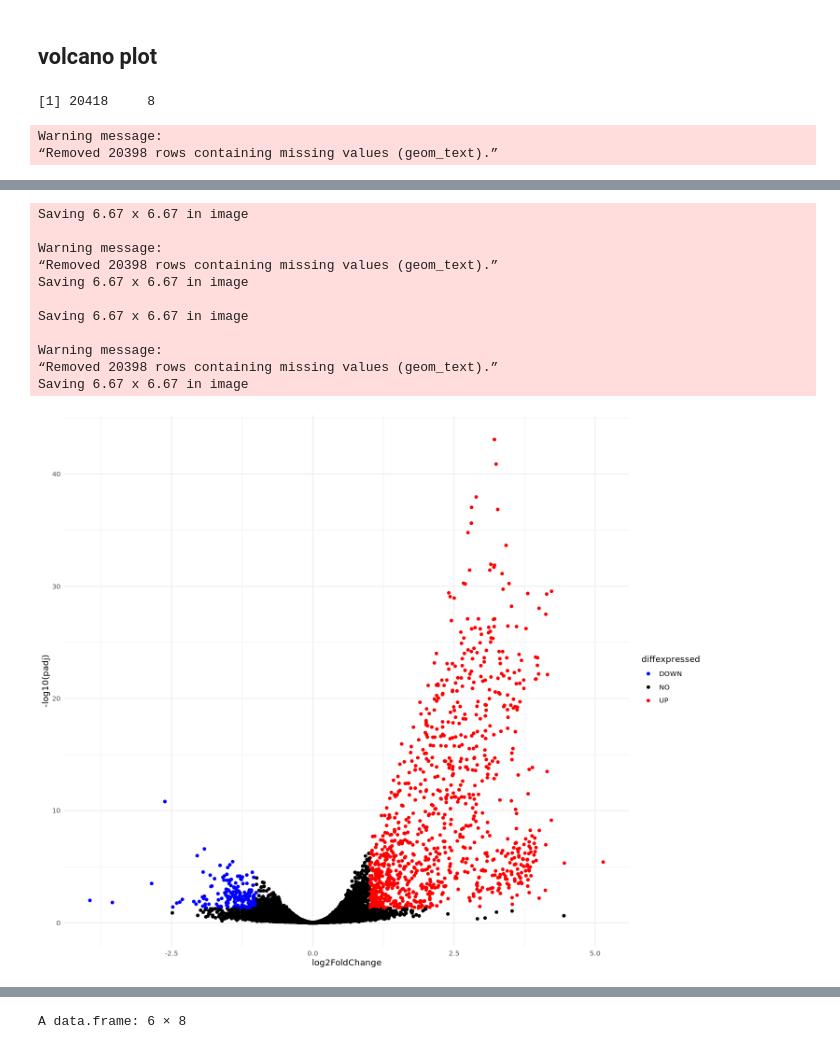
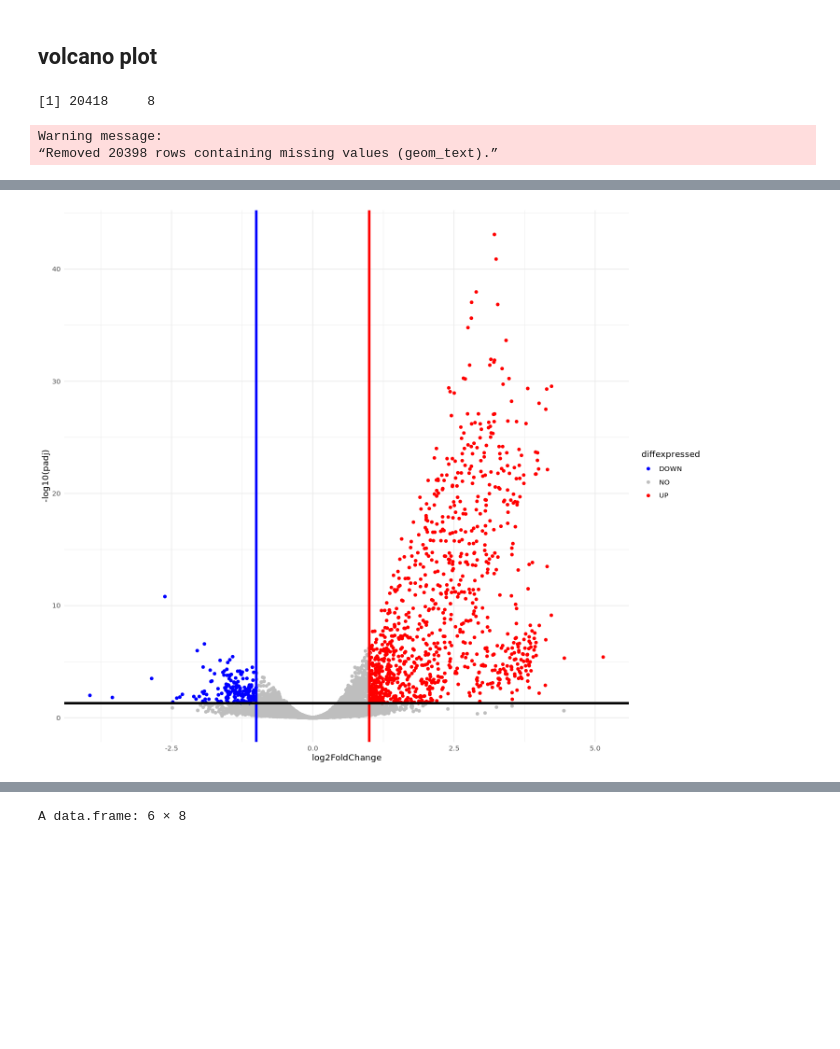
Before and after one commit to amcgarvey/zebrafish_bulk_RNAseq_pipeline, a Jupyter notebook: notebooks/DESeq2_trimmed_macrogen_data_alone_blebb.ipynb, the cells around one changed output, grey strips where cells are left out. Cells and saved outputs as stored; diff of their text form; code cells hidden in the pictures; blank space fills up the shorter version.

Commit message:
Volcano plots, euc dist, GO terms and full gene list for Anne's manuscript

```diff
--- a/notebooks/DESeq2_trimmed_macrogen_data_alone_blebb.ipynb
+++ b/notebooks/DESeq2_trimmed_macrogen_data_alone_blebb.ipynb
@@ -393,48 +399,41 @@ pheatmap(matall, annotation_col = anno, labels_col = labels_col, cluster_rows=FA
 ## volcano plot
 # %%
 de<-data.frame(subset(res, padj != 0))
+#de<-data.frame(subset(res))
 dim(de)
 de$delabel <- NA
 de$symbol <- as.factor(de$symbol)
 # add a column of NAs
 de$diffexpressed <- "NO"
 # if log2Foldchange > 0.6 and pvalue < 0.05, set as "UP"
 de$diffexpressed[de$log2FoldChange > 1 & de$padj < 0.05] <- "UP"
 # if log2Foldchange < -1 and pvalue < 0.05, set as "DOWN"
 de$diffexpressed[de$log2FoldChange < -1 & de$padj < 0.05] <- "DOWN"
 #de$diffexpressed[de$log2FoldChange > 1 & de$padj < 0.05] <- "UP"
 #de$delabel[de$log2FoldChange > 5 | -log10(de$padj) > 40] <-"UP"
 de$delabel[de$log2FoldChange > 5 | -log10(de$padj) > 30] <- as.character(de$symbol[de$log2FoldChange > 5 | -log10(de$padj) > 30])
 de$delabel[(de$log2FoldChange < -2.5) | (de$log2FoldChange < -1 & -log10(de$padj) > 7)] <- as.character(de$symbol[(de$log2FoldChange < -2.5) | (de$log2FoldChange < -1 & -log10(de$padj) > 7)])
 plot<-ggplot(data=de, aes(x=log2FoldChange, y=-log10(padj), col=diffexpressed, label=delabel)) +
     geom_point() +
     theme_minimal() +
     geom_text(nudge_x = 0.5) +
 scale_color_manual(values=c("blue", "black", "red"))
 plot
 plot2<-ggplot(data=de, aes(x=log2FoldChange, y=-log10(padj), col=diffexpressed)) +
     geom_point() +
     theme_minimal()+
-scale_color_manual(values=c("blue", "black", "red"))
+scale_color_manual(values=c("blue", "grey", "red"))+
+geom_vline(xintercept = -1, color = "blue", size=1.5)+
+geom_vline(xintercept = 1, color = "red", size=1.5)+
+geom_hline(yintercept = -log10(0.05), color = "gray2", size=1.5)
 plot2
-ggsave(filename = "deseq2_macrogenonlybleb_outputs/volcanoallDEFC1padj0.05_blebb_dmso.pdf", plot=plot)
-ggsave(filename = "deseq2_macrogenonlybleb_outputs/nolab_volcanoallDEFC1padj0.05_blebb_dmso.pdf", plot=plot2)
-ggsave(filename = "macrogen_and_celseq_analysisv2_200824/deseq2_macrogen_bleb/macrogen_volcanoallDEFC1padj0.05_blebb_dmso.pdf", plot=plot)
-ggsave(filename = "macrogen_and_celseq_analysisv2_200824/deseq2_macrogen_bleb/macrogen_nolab_volcanoallDEFC1padj0.05_blebb_dmso.pdf", plot=plot2)
+#ggsave(filename = "deseq2_macrogenonlybleb_outputs/volcanoallDEFC1padj0.05_blebb_dmso.pdf", plot=plot)
+#ggsave(filename = "deseq2_macrogenonlybleb_outputs/nolab_volcanoallDEFC1padj0.05_blebb_dmso.pdf", plot=plot2)
+#ggsave(filename = "macrogen_and_celseq_analysisv2_200824/deseq2_macrogen_bleb/macrogen_volcanoallDEFC1padj0.05_blebb_dmso.pdf", plot=plot)
+#ggsave(filename = "macrogen_and_celseq_analysisv2_200824/deseq2_macrogen_bleb/macrogen_nolab_volcanoallDEFC1padj0.05_blebb_dmso.pdf", plot=plot2)
 # %% [output]
 [1] 20418     8
 Warning message:
 “Removed 20398 rows containing missing values (geom_text).”
 [figure]
-Saving 6.67 x 6.67 in image
-
-Warning message:
-“Removed 20398 rows containing missing values (geom_text).”
-Saving 6.67 x 6.67 in image
-
-Saving 6.67 x 6.67 in image
-
-Warning message:
-“Removed 20398 rows containing missing values (geom_text).”
-Saving 6.67 x 6.67 in image
-[figure, old version]
+[figure, new version]
```
Also changed, not shown: parts of 7 cells of this notebook, 6 other files.
